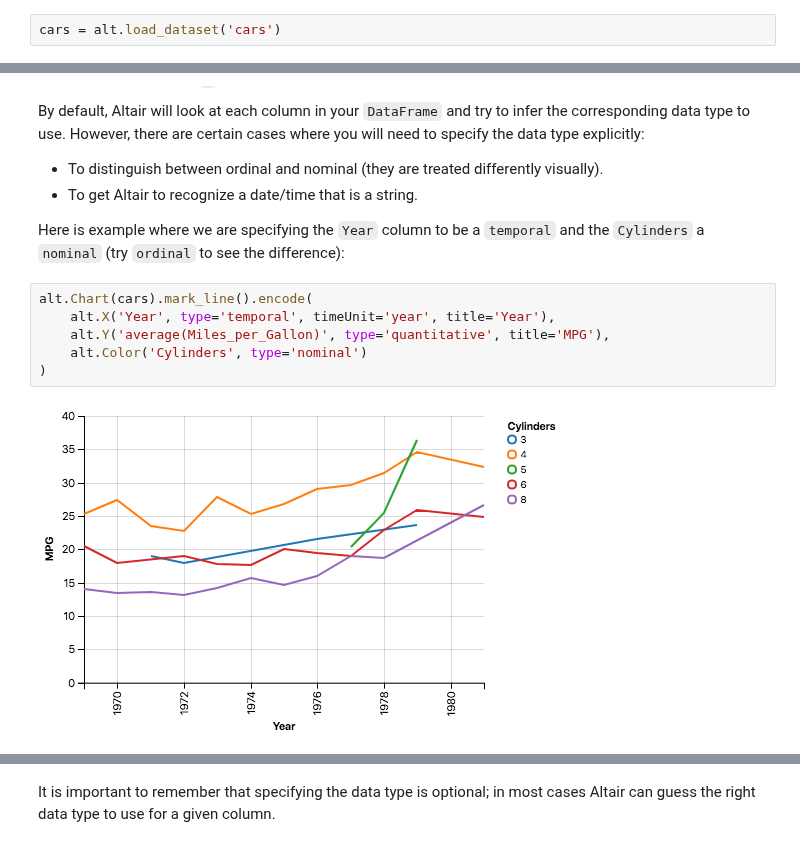
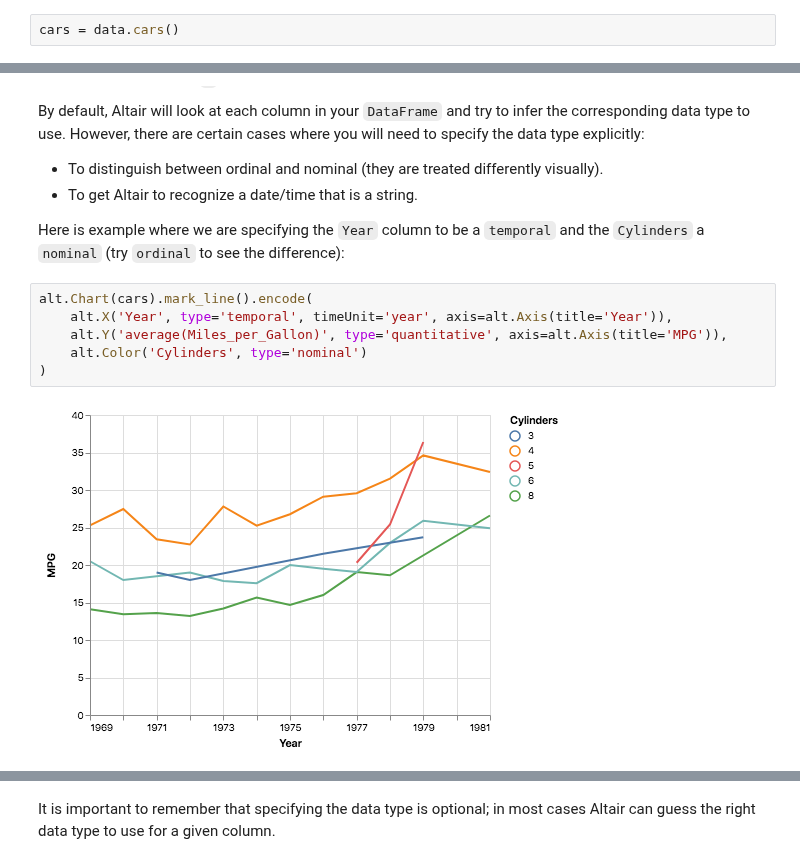
Before and after one commit to calpolydatascience/data301, a Jupyter notebook: Content/Visualize/04-ChartMarksEncodings.ipynb, the cells around one changed output, grey strips where cells are left out. Drawn from its saved outputs; the diff is of its cells as text.

```diff
--- a/Content/Visualize/04-ChartMarksEncodings.ipynb
+++ b/Content/Visualize/04-ChartMarksEncodings.ipynb
@@ -14,7 +15,7 @@ alt.enable_mime_rendering() # needed for jupyterlab/nteract
 # %% [markdown]
 Again, let's load the cars dataset and remind ourselves of its structure:
 # %%
-cars = alt.load_dataset('cars')
+cars = data.cars()
 # %%
 cars.head()
 # %% [output]
@@ -184,12 +185,12 @@ By default, Altair will look at each column in your `DataFrame` and try to infer
 Here is example where we are specifying the `Year` column to be a `temporal` and the `Cylinders` a `nominal` (try `ordinal` to see the difference):
 # %%
 alt.Chart(cars).mark_line().encode(
-    alt.X('Year', type='temporal', timeUnit='year', title='Year'),
-    alt.Y('average(Miles_per_Gallon)', type='quantitative', title='MPG'),
+    alt.X('Year', type='temporal', timeUnit='year', axis=alt.Axis(title='Year')),
+    alt.Y('average(Miles_per_Gallon)', type='quantitative', axis=alt.Axis(title='MPG')),
     alt.Color('Cylinders', type='nominal')
 )
 # %% [output]
-[figure, old version]
+[figure, new version]
 # %% [markdown]
 To make it easy to specify data types, Altair accepts a shorthand notation for the column names that allows you to postfix a single character at the end of the column name to indicate the data type:
 
```
Also changed, not shown: parts of 9 cells of this notebook, 4 other files.
